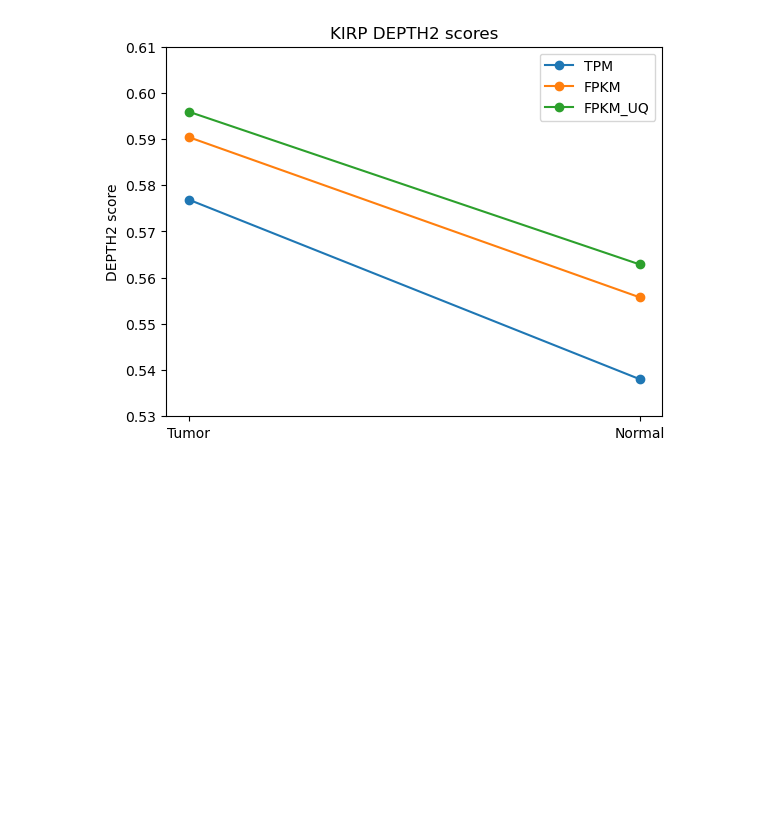
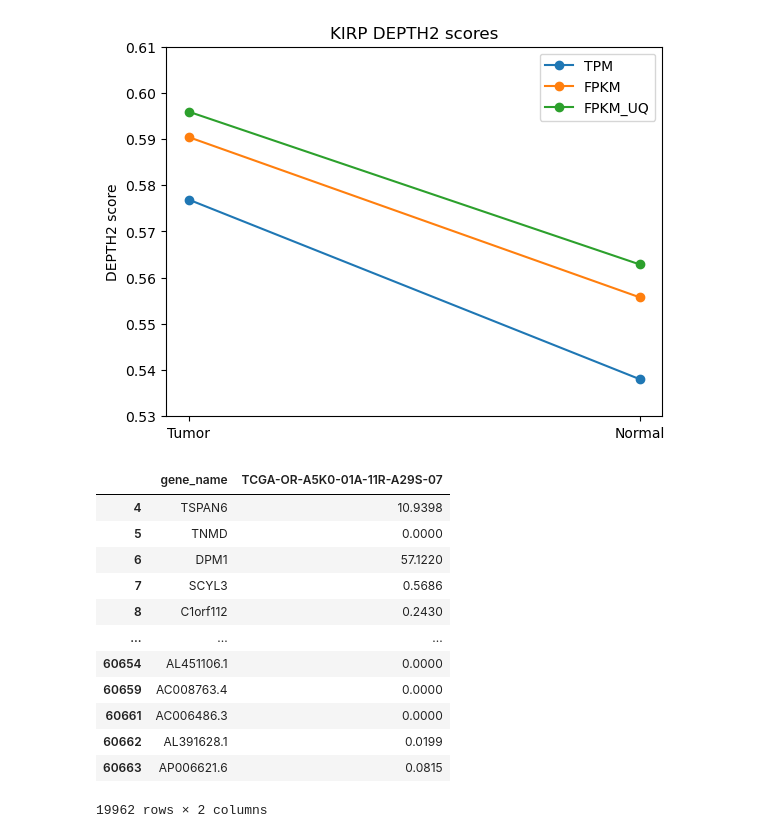
Before and after one commit to ricardo0129/FinalProject, a Jupyter notebook: DEPTH2.ipynb, the cells around one changed output. Saved outputs shown, nothing was run; the diff lists cells and outputs as text; code cells hidden in the pictures; blank space fills up the shorter version.

```diff
--- a/DEPTH2.ipynb
+++ b/DEPTH2.ipynb
@@ -275,3 +221,41 @@ ax.legend()
 plt.show()
 # %% [output]
 [figure]
+# %%
+import json
+import pandas as pd
+
+def TCGA_GeneExpression(metacart,gdcfolder):
+    #takes in metacart & gdc folder containing after downloading cart from TCGA website
+    #returns dataframe of gene expression values and patient ids
+    f = open(metacart)
+    data = json.load(f)
+    df = None
+    for patient in data:
+        gene_exp_file = patient['file_id']+"/"+patient['file_name']
+        patient_id = patient['associated_entities'][0]['entity_submitter_id']
+        dt = pd.read_csv(gdcfolder+gene_exp_file, sep='\t',skiprows=[0])
+        dt = dt[(dt['gene_type'] == 'protein_coding')]
+        if df is None:
+            df = dt[["gene_name"]]
+        dt = dt[["fpkm_uq_unstranded"]]
+        dt.columns = [patient_id]
+        df = df.join(dt)
+    return df
+df = TCGA_GeneExpression("./metadata.cart.2023-04-13.json","./gdc_download_20230413_175134.360002/")
+genes = list(df['gene_name'])
+df
+# %% [output]
+|  | gene_name | TCGA-OR-A5K0-01A-11R-A29S-07 |
+| 4 | TSPAN6 | 10.9398 |
+| 5 | TNMD | 0.0000 |
+| 6 | DPM1 | 57.1220 |
+| 7 | SCYL3 | 0.5686 |
+| 8 | C1orf112 | 0.2430 |
+| ... | ... | ... |
+| 60654 | AL451106.1 | 0.0000 |
+| 60659 | AC008763.4 | 0.0000 |
+| 60661 | AC006486.3 | 0.0000 |
+| 60662 | AL391628.1 | 0.0199 |
+| 60663 | AP006621.6 | 0.0815 |
+19962 rows × 2 columns
```
Also changed, not shown: parts of 5 cells of this notebook, 3 other files.
